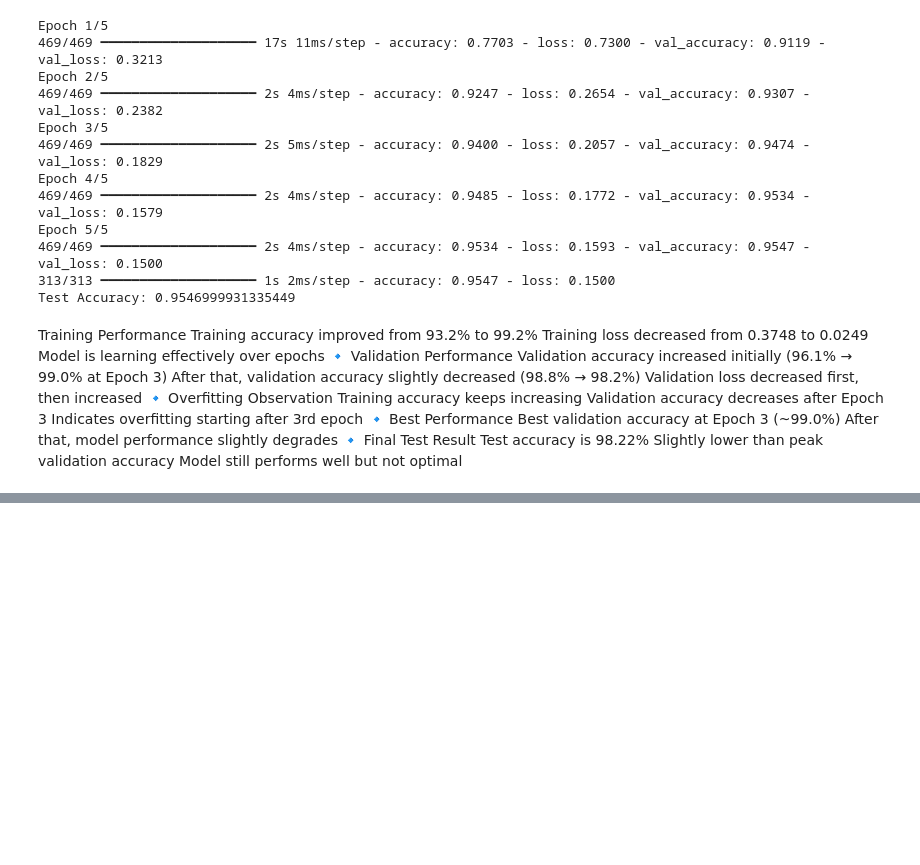
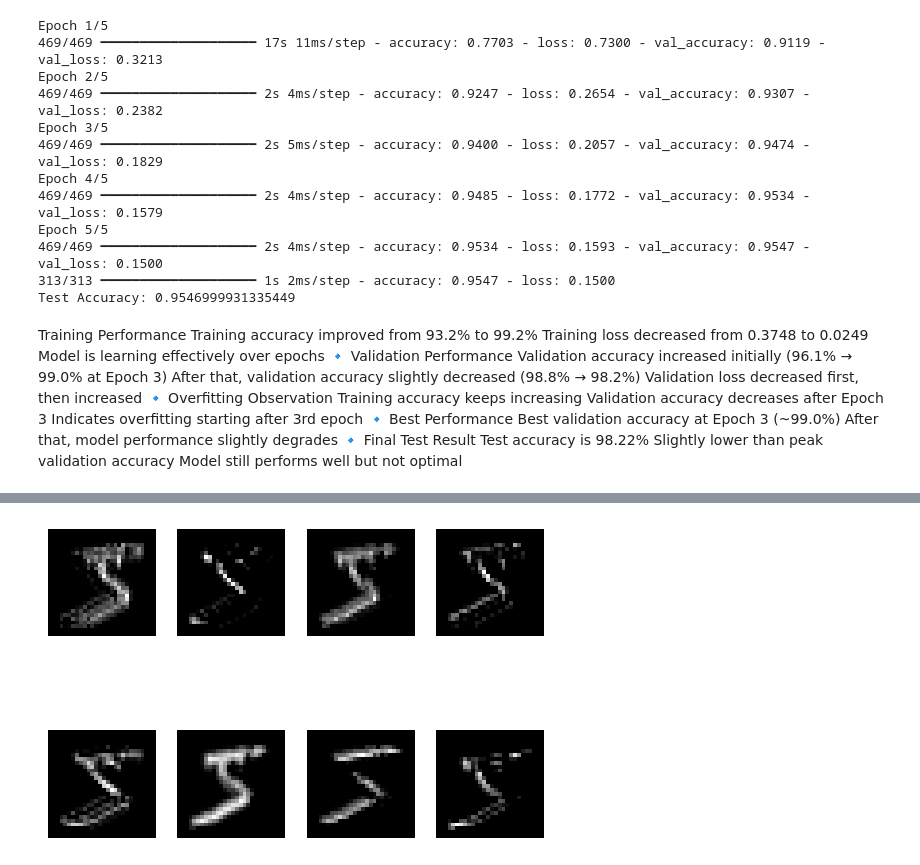
Before and after one commit to naveen-ramavath/Deep-Learning, a Jupyter notebook: dl.ipynb, the cells around one changed output, grey strips where cells are left out. Drawn from its saved outputs; the diff is of its cells as text; code cells hidden in the pictures; blank space fills up the shorter version.

```diff
--- a/dl.ipynb
+++ b/dl.ipynb
@@ -2096,0 +2152,8 @@ Model still performs well but not optimal
+# %%
+for i in range(8):
+    plt.subplot(2,4,i+1)
+    plt.imshow(conv_output[0][:,:,i], cmap='gray')
+    plt.axis('off')
+plt.show()
+# %% [output]
+[figure, added]
```
Also changed, not shown: parts of 5 cells of this notebook.
